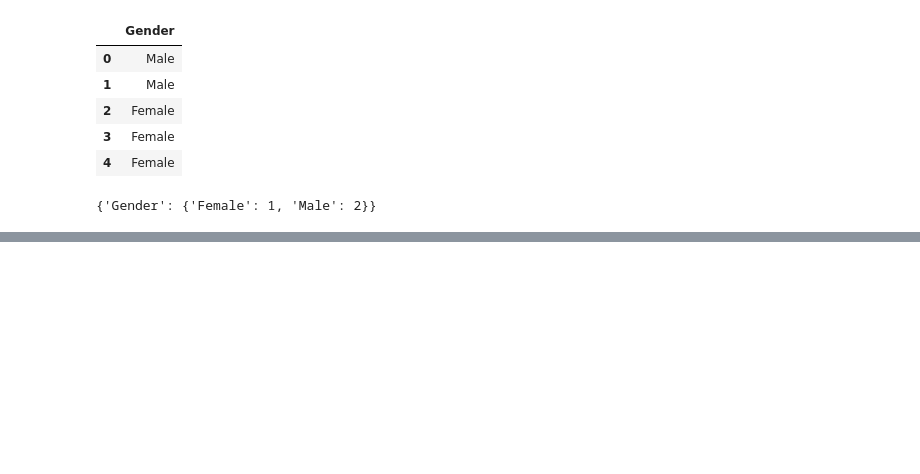
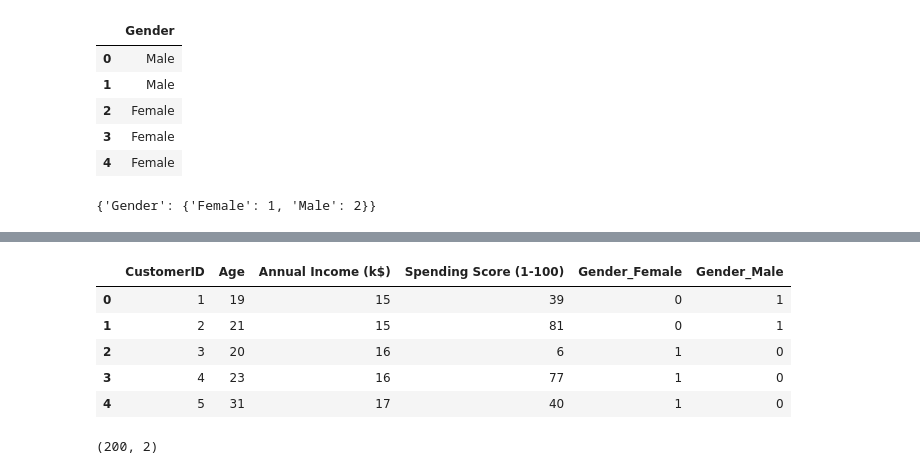
Before and after one commit to itimes-digital/Bootcamp-Analista-de-Machine-Learning-IGTI, a Jupyter notebook: pre_processamento.ipynb, the cells around one changed output, grey strips where cells are left out. Drawn from its saved outputs; the diff is of its cells as text; code cells hidden in the pictures; blank space fills up the shorter version.

```diff
--- a/pre_processamento.ipynb
+++ b/pre_processamento.ipynb
@@ -199,0 +279,12 @@ cat_df_customers_replace = pd.read_csv()
+# %%
+# One Hot Encoder - Variáveis Dummies
+customers_one_hot = pd.read_csv('/content/Mall_Customers.csv')
+customers_one_hot = pd.get_dummies(customers_one_hot)
+customers_one_hot.head()
+# %% [output]
+|  | CustomerID | Age | Annual Income (k$) | Spending Score (1-100) | Gender_Female | Gender_Male |
+| 0 | 1 | 19 | 15 | 39 | 0 | 1 |
+| 1 | 2 | 21 | 15 | 81 | 0 | 1 |
+| 2 | 3 | 20 | 16 | 6 | 1 | 0 |
+| 3 | 4 | 23 | 16 | 77 | 1 | 0 |
+| 4 | 5 | 31 | 17 | 40 | 1 | 0 |
@@ -199,0 +299,5 @@ cat_df_customers_replace = pd.read_csv()
+# %%
+customer_ohe = oneHotEncoder.fit_transform(customers_one_hot['Gender'].values.reshape(-1, 1)).toarray()
+customer_ohe.shape
+# %% [output]
+(200, 2)
```
Also changed, not shown: parts of 13 cells of this notebook.
